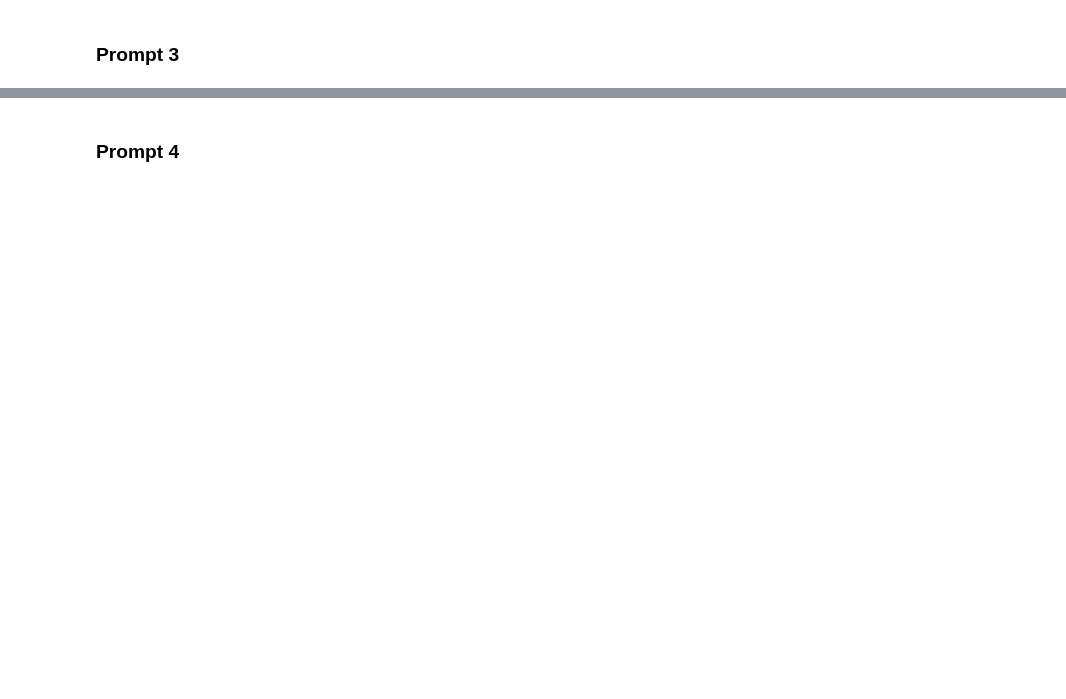
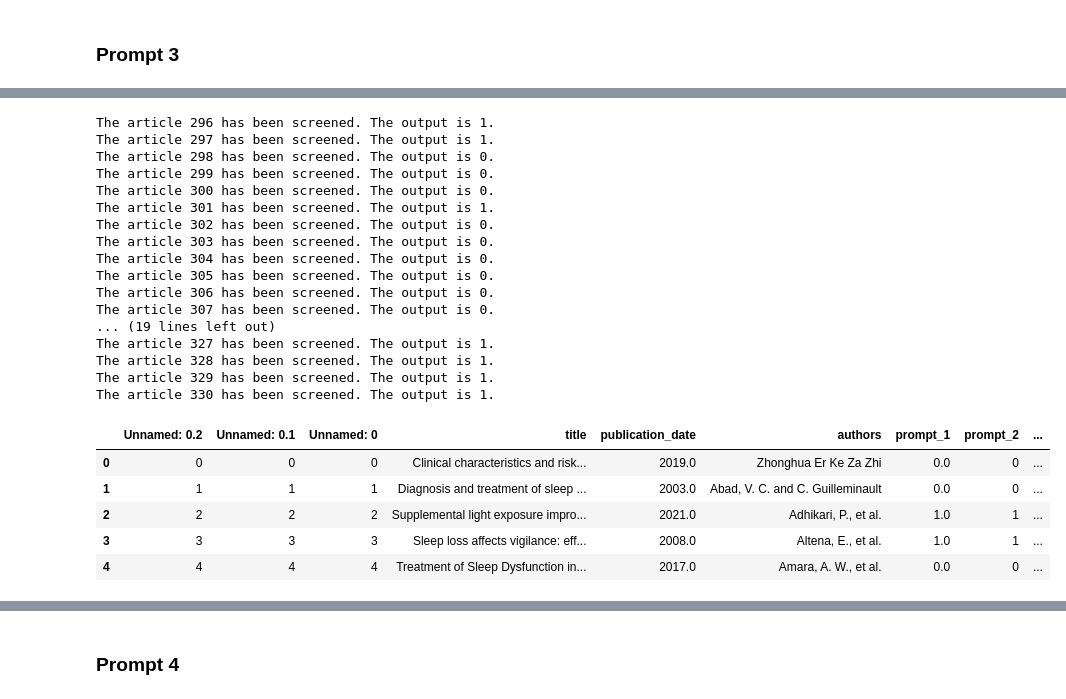
Before and after one commit to mamishere/Article-Relevancy-Extraction-GPT3.5-Turbo, a Jupyter notebook: Relevancy Extraction Notebook (Final).ipynb, the cells around one changed output, grey strips where cells are left out. Cells and saved outputs as stored; diff of their text form; code cells hidden in the pictures; blank space fills up the shorter version.

Commit message:
Data has been extracted.

```diff
--- a/Relevancy Extraction Notebook (Final).ipynb
+++ b/Relevancy Extraction Notebook (Final).ipynb
@@ -51,11 +51,13 @@ from IPython.display import display
 # OpenAI library
 import openai
 # %%
-api_keys = ["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", # mahmoudi.mohammad.h
-            "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", # Robinson
-            "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", # danielgrbv
-            "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", # farideh.m4913
-            "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" # adelnader1346
+api_keys = ["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", # 0. mahmoudi.mohammad.h
+            "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", # 1. Robinson
+            "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", # 2. danielgrbv
+            "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", # 3. farideh.m4913
+            "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", # 4. adelnader1346
+            "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", # 5. mammadimammad29
+            "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"  # 6. mammadpourm
             ]
 # %%
 def generate_prompt(prompt, api_key):
@@ -425,0 +374,4 @@ df_1 = request_save(prompt_name="prompt_1",
+# %%
+df = pd.read_excel(os.path.join("output", f"prompt_1.xlsx"))
+
+df.head(5)
@@ -428,2 +511,6 @@ df_1 = request_save(prompt_name="prompt_1",
 # %% [markdown]
 ### Prompt 3
+# %%
+df = pd.read_excel(os.path.join("output", f"prompt_2.xlsx"))
+
+df.head(5)
@@ -429,0 +524,60 @@ df_1 = request_save(prompt_name="prompt_1",
+# %%
+for i in range(len(df))[296:]:
+
+    prompt_3 = f"""
+        We are trying to conduct a PRISMA systematic review study titled:\
+        "Light therapy in insomnia disorder"\
+
+        Check the title and abstract if it should be selected for further assessment and full-text screening.\
+        Provide you answer only as 0 or 1.\
+
+        Our inclusion criteria are the followings:\
+        - Criterion A: Studies including patients with sleep troubles.\
+        - Criterion B: Studies assessing the efficacy of light therapy.\
+        - Criterion C: Publication written in English.\
+        - Criterion D: Study design could be observational or interventional.\
+
+        Article Title: {organized_articles[i]["title"]}\
+
+        Article Abstract: {organized_articles[i]["abstract"]}\
+        """
+
+    if i < 160:
+        output = generate_prompt(prompt_3, api_keys[0])
+    else:
+        output = generate_prompt(prompt_3, api_keys[1])
+
+    df.at[i, "prompt_3"] = output
+
+    print(f"The article {i} has been screened. The output is {output}.")
+
+    time.sleep(21)
+
+output_path = os.path.join("output", f"prompt_3.xlsx")
+df.to_excel(output_path)
+
+df.head(5)
+# %% [output]
+The article 296 has been screened. The output is 1.
+The article 297 has been screened. The output is 1.
+The article 298 has been screened. The output is 0.
+The article 299 has been screened. The output is 0.
+The article 300 has been screened. The output is 0.
+The article 301 has been screened. The output is 1.
+The article 302 has been screened. The output is 0.
+The article 303 has been screened. The output is 0.
+The article 304 has been screened. The output is 0.
+The article 305 has been screened. The output is 0.
+The article 306 has been screened. The output is 0.
+The article 307 has been screened. The output is 0.
+... (19 lines left out)
+The article 327 has been screened. The output is 1.
+The article 328 has been screened. The output is 1.
+The article 329 has been screened. The output is 1.
+The article 330 has been screened. The output is 1.
+|  | Unnamed: 0.2 | Unnamed: 0.1 | Unnamed: 0 | title | publication_date | authors | prompt_1 | prompt_2 | ... |
+| 0 | 0 | 0 | 0 | Clinical characteristics and risk... | 2019.0 | Zhonghua Er Ke Za Zhi | 0.0 | 0 | ... |
+| 1 | 1 | 1 | 1 | Diagnosis and treatment of sleep ... | 2003.0 | Abad, V. C. and C. Guilleminault | 0.0 | 0 | ... |
+| 2 | 2 | 2 | 2 | Supplemental light exposure impro... | 2021.0 | Adhikari, P., et al. | 1.0 | 1 | ... |
+| 3 | 3 | 3 | 3 | Sleep loss affects vigilance: eff... | 2008.0 | Altena, E., et al. | 1.0 | 1 | ... |
+| 4 | 4 | 4 | 4 | Treatment of Sleep Dysfunction in... | 2017.0 | Amara, A. W., et al. | 0.0 | 0 | ... |
```
Also changed, not shown: parts of 56 cells of this notebook, 15 other files.
